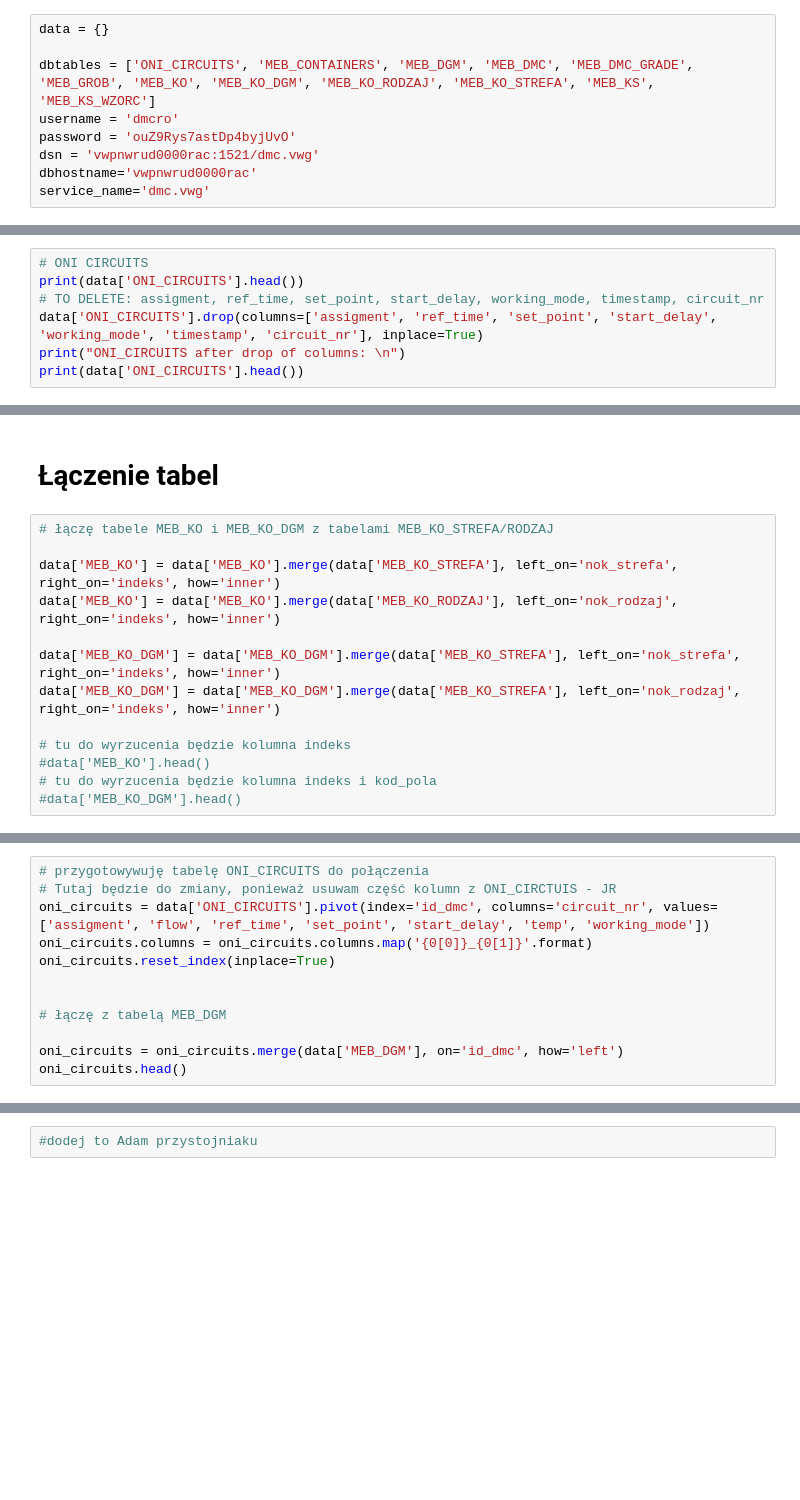
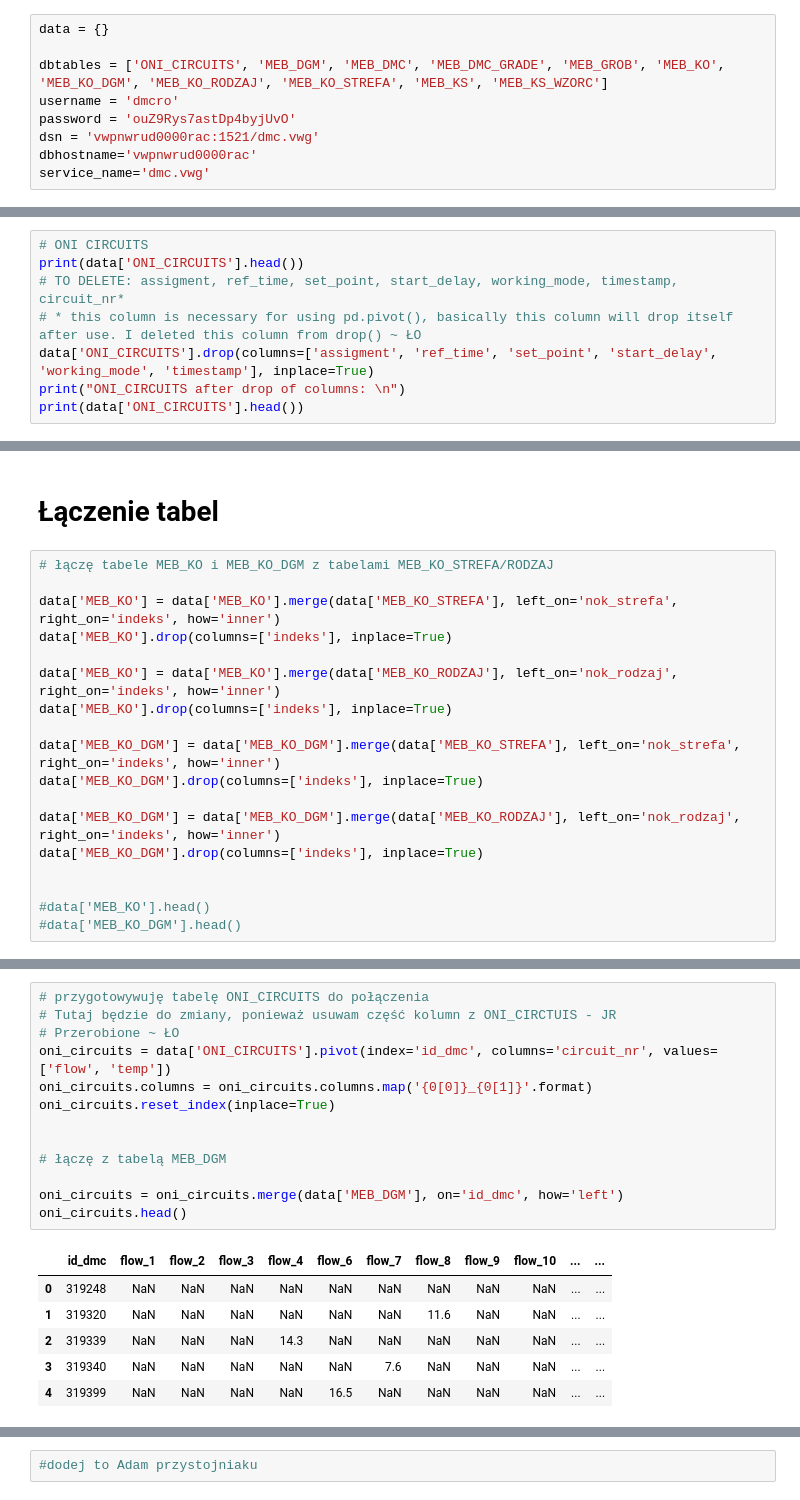
Before and after one commit to kubas99x/predict_quality_of_car_parts, a Jupyter notebook: src/oracle_connection.ipynb, the cells around one changed output, grey strips where cells are left out. Cells and saved outputs as stored; diff of their text form; blank space fills up the shorter version.

Commit message:
Fixing some misunderstandings in my and Kuba's code. Also deleted indeks columns in MEB_KO and MEB_KO_DGM

```diff
--- a/src/oracle_connection.ipynb
+++ b/src/oracle_connection.ipynb
@@ -8,7 +8,7 @@ from sqlalchemy.exc import SQLAlchemyError
 # %%
 data = {}
 
-dbtables = ['ONI_CIRCUITS', 'MEB_CONTAINERS', 'MEB_DGM', 'MEB_DMC', 'MEB_DMC_GRADE', 'MEB_GROB', 'MEB_KO', 'MEB_KO_DGM', 'MEB_KO_RODZAJ', 'MEB_KO_STREFA', 'MEB_KS', 'MEB_KS_WZORC']
+dbtables = ['ONI_CIRCUITS', 'MEB_DGM', 'MEB_DMC', 'MEB_DMC_GRADE', 'MEB_GROB', 'MEB_KO', 'MEB_KO_DGM', 'MEB_KO_RODZAJ', 'MEB_KO_STREFA', 'MEB_KS', 'MEB_KS_WZORC']
 username = 'dmcro'
 password = 'ouZ9Rys7astDp4byjUvO'
 dsn = 'vwpnwrud0000rac:1521/dmc.vwg'
@@ -33,7 +35,8 @@ print(list(data.keys()))
 # %%
 # ONI CIRCUITS
 print(data['ONI_CIRCUITS'].head())
-# TO DELETE: assigment, ref_time, set_point, start_delay, working_mode, timestamp, circuit_nr
-data['ONI_CIRCUITS'].drop(columns=['assigment', 'ref_time', 'set_point', 'start_delay', 'working_mode', 'timestamp', 'circuit_nr'], inplace=True)
+# TO DELETE: assigment, ref_time, set_point, start_delay, working_mode, timestamp, circuit_nr*
+# * this column is necessary for using pd.pivot(), basically this column will drop itself after use. I deleted this column from drop() ~ ŁO
+data['ONI_CIRCUITS'].drop(columns=['assigment', 'ref_time', 'set_point', 'start_delay', 'working_mode', 'timestamp'], inplace=True)
 print("ONI_CIRCUITS after drop of columns: \n")
 print(data['ONI_CIRCUITS'].head())
@@ -100,14 +175,19 @@ Index(['id_ko', 'id_dmc', 'nok_strefa', 'nok_rodzaj', 'status_ko',
 # łączę tabele MEB_KO i MEB_KO_DGM z tabelami MEB_KO_STREFA/RODZAJ
 
 data['MEB_KO'] = data['MEB_KO'].merge(data['MEB_KO_STREFA'], left_on='nok_strefa', right_on='indeks', how='inner')
+data['MEB_KO'].drop(columns=['indeks'], inplace=True)
+
 data['MEB_KO'] = data['MEB_KO'].merge(data['MEB_KO_RODZAJ'], left_on='nok_rodzaj', right_on='indeks', how='inner')
+data['MEB_KO'].drop(columns=['indeks'], inplace=True)
 
 data['MEB_KO_DGM'] = data['MEB_KO_DGM'].merge(data['MEB_KO_STREFA'], left_on='nok_strefa', right_on='indeks', how='inner')
-data['MEB_KO_DGM'] = data['MEB_KO_DGM'].merge(data['MEB_KO_STREFA'], left_on='nok_rodzaj', right_on='indeks', how='inner')
+data['MEB_KO_DGM'].drop(columns=['indeks'], inplace=True)
 
-# tu do wyrzucenia będzie kolumna indeks
+data['MEB_KO_DGM'] = data['MEB_KO_DGM'].merge(data['MEB_KO_RODZAJ'], left_on='nok_rodzaj', right_on='indeks', how='inner')
+data['MEB_KO_DGM'].drop(columns=['indeks'], inplace=True)
+
+
 #data['MEB_KO'].head()
-# tu do wyrzucenia będzie kolumna indeks i kod_pola
 #data['MEB_KO_DGM'].head()
 # %%
 # łączę tabelę MEB_DMC z tabelą MEB_KO
@@ -125,12 +220,20 @@ data['MEB_DGM'].head()
 # %%
 # przygotowywuję tabelę ONI_CIRCUITS do połączenia
 # Tutaj będzie do zmiany, ponieważ usuwam część kolumn z ONI_CIRCTUIS - JR
-oni_circuits = data['ONI_CIRCUITS'].pivot(index='id_dmc', columns='circuit_nr', values=['assigment', 'flow', 'ref_time', 'set_point', 'start_delay', 'temp', 'working_mode'])
+# Przerobione ~ ŁO
+oni_circuits = data['ONI_CIRCUITS'].pivot(index='id_dmc', columns='circuit_nr', values=['flow', 'temp'])
 oni_circuits.columns = oni_circuits.columns.map('{0[0]}_{0[1]}'.format)
 oni_circuits.reset_index(inplace=True)
 
 
 # łączę z tabelą MEB_DGM
 
 oni_circuits = oni_circuits.merge(data['MEB_DGM'], on='id_dmc', how='left')
 oni_circuits.head()
+# %% [output]
+|  | id_dmc | flow_1 | flow_2 | flow_3 | flow_4 | flow_6 | flow_7 | flow_8 | flow_9 | flow_10 | ... | ... |
+| 0 | 319248 | NaN | NaN | NaN | NaN | NaN | NaN | NaN | NaN | NaN | ... | ... |
+| 1 | 319320 | NaN | NaN | NaN | NaN | NaN | NaN | 11.6 | NaN | NaN | ... | ... |
+| 2 | 319339 | NaN | NaN | NaN | 14.3 | NaN | NaN | NaN | NaN | NaN | ... | ... |
+| 3 | 319340 | NaN | NaN | NaN | NaN | NaN | 7.6 | NaN | NaN | NaN | ... | ... |
+| 4 | 319399 | NaN | NaN | NaN | NaN | 16.5 | NaN | NaN | NaN | NaN | ... | ... |
```
Also changed, not shown: parts of 13 cells of this notebook.
